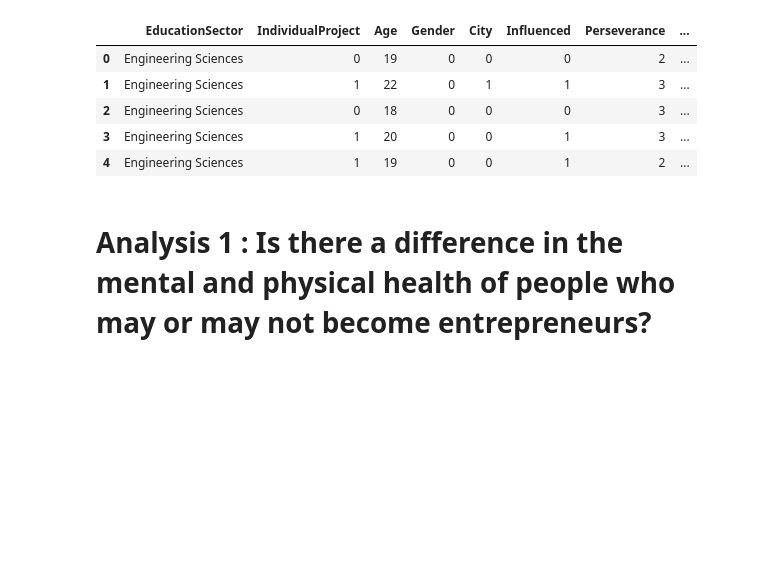
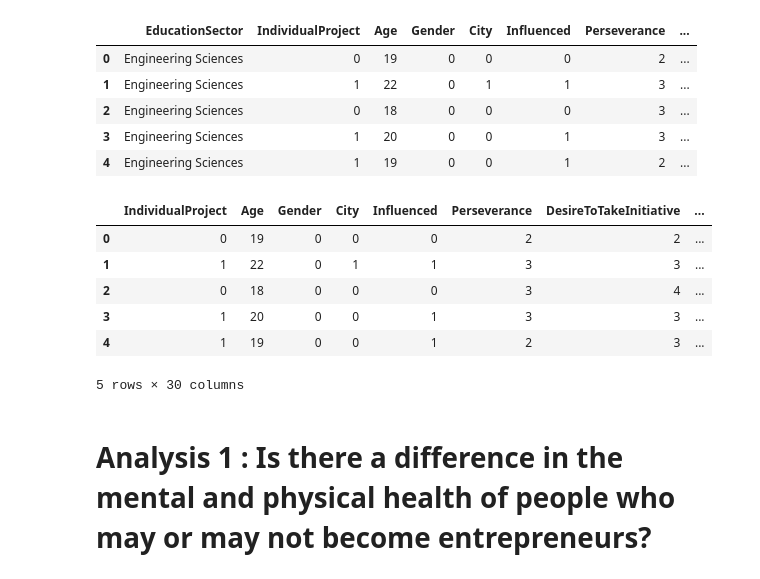
Before and after one commit to eeshannarula29/Unveristy-Students-Entrepreneurial-Competency-Research, a Jupyter notebook: play_with_data.ipynb, the cells around one changed output. Cells and saved outputs as stored; diff of their text form; code cells hidden in the pictures; blank space fills up the shorter version.

Commit message:
added complete data pre-processing

```diff
--- a/play_with_data.ipynb
+++ b/play_with_data.ipynb
@@ -94,6 +94,22 @@ data.head()
 | 2 | Engineering Sciences | 0 | 18 | 0 | 0 | 0 | 3 | ... |
 | 3 | Engineering Sciences | 1 | 20 | 0 | 0 | 1 | 3 | ... |
 | 4 | Engineering Sciences | 1 | 19 | 0 | 0 | 1 | 2 | ... |
+# %%
+# 4) Onehot encode the following columns : EducationSector, KeyTraits
+dummies_ed_sec = pd.get_dummies(data['EducationSector'])
+dummies_traits = pd.get_dummies(data['KeyTraits'])
+
+data = data.join(dummies_ed_sec.join(dummies_traits)).drop(columns=['EducationSector', 'KeyTraits'])
+# %%
+data.head()
+# %% [output]
+|  | IndividualProject | Age | Gender | City | Influenced | Perseverance | DesireToTakeInitiative | ... |
+| 0 | 0 | 19 | 0 | 0 | 0 | 2 | 2 | ... |
+| 1 | 1 | 22 | 0 | 1 | 1 | 3 | 3 | ... |
+| 2 | 0 | 18 | 0 | 0 | 0 | 3 | 4 | ... |
+| 3 | 1 | 20 | 0 | 0 | 1 | 3 | 3 | ... |
+| 4 | 1 | 19 | 0 | 0 | 1 | 2 | 3 | ... |
+5 rows × 30 columns
 # %% [markdown]
 # Analysis 1 : Is there a difference in the mental and physical health of people who may or may not become entrepreneurs?
 # %%
```
